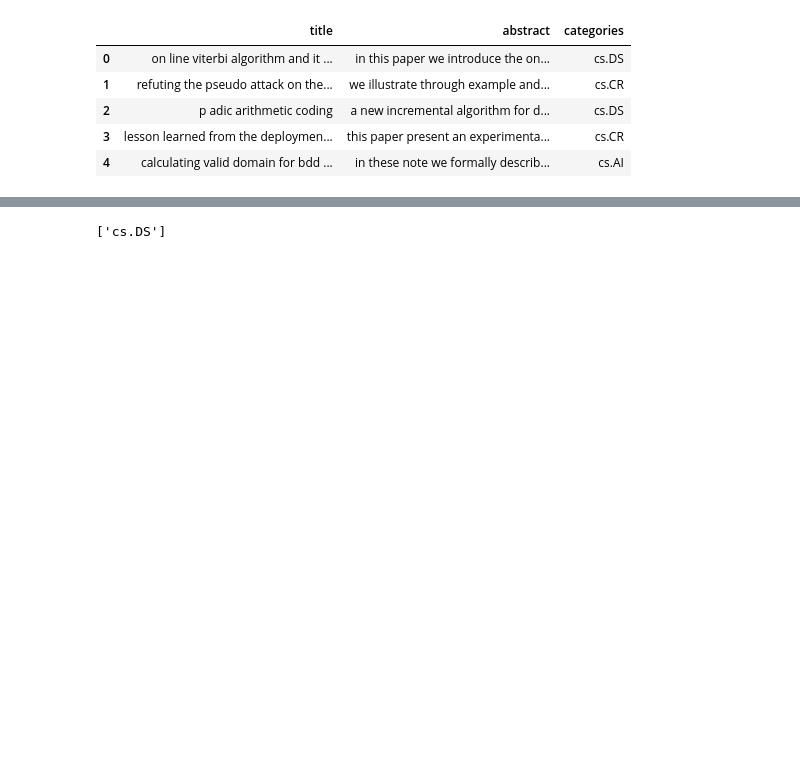
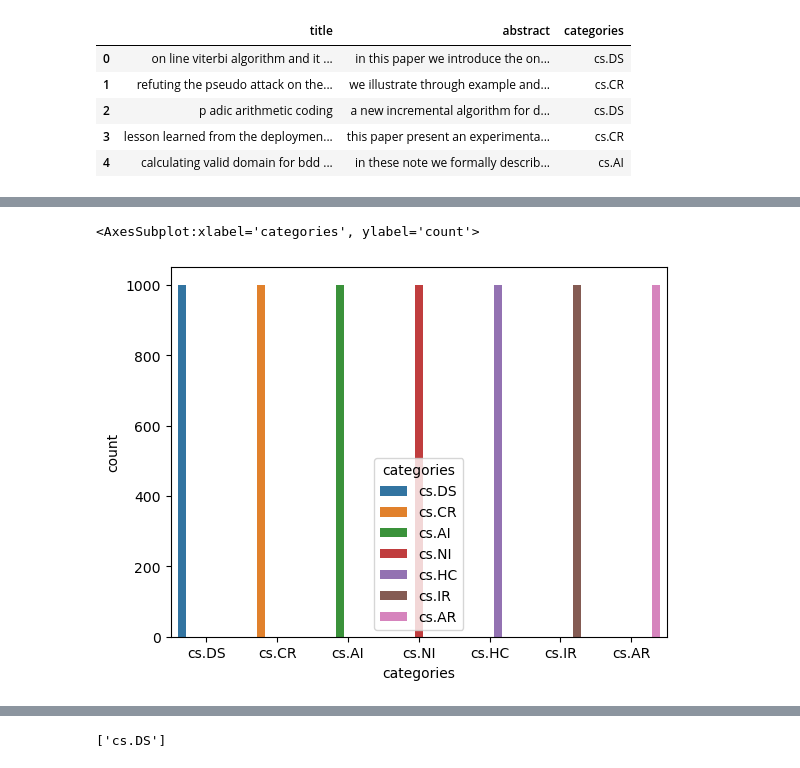
Before and after one commit to tiru-patel/Active-Learning-based-Research-Paper-Classification, a Jupyter notebook: main.ipynb, the cells around one changed output, grey strips where cells are left out. Cells and saved outputs as stored; diff of their text form; code cells hidden in the pictures; blank space fills up the shorter version.

```diff
--- a/main.ipynb
+++ b/main.ipynb
@@ -301,0 +241,2 @@ sns.countplot(data=df_final, x='categories', hue='categories')
+# %%
+df_labelled = df_final.groupby('categories').head(1000).reset_index(drop=True)
@@ -301,0 +254,5 @@ sns.countplot(data=df_final, x='categories', hue='categories')
+# %%
+sns.countplot(data=df_labelled, x='categories', hue='categories')
+# %% [output]
+<AxesSubplot:xlabel='categories', ylabel='count'>
+[figure, added]
```
Also changed, not shown: parts of 33 cells of this notebook, 3 other files.
